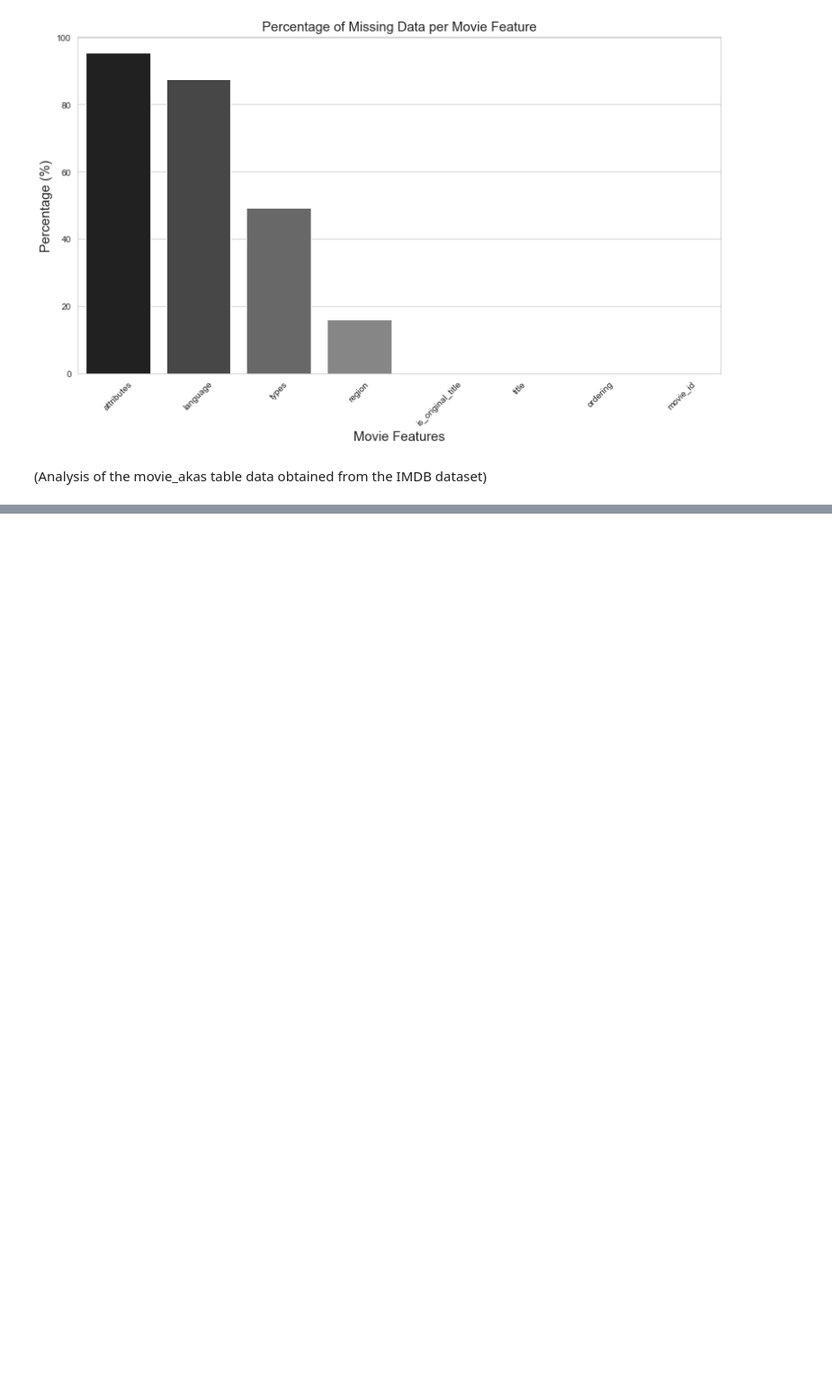
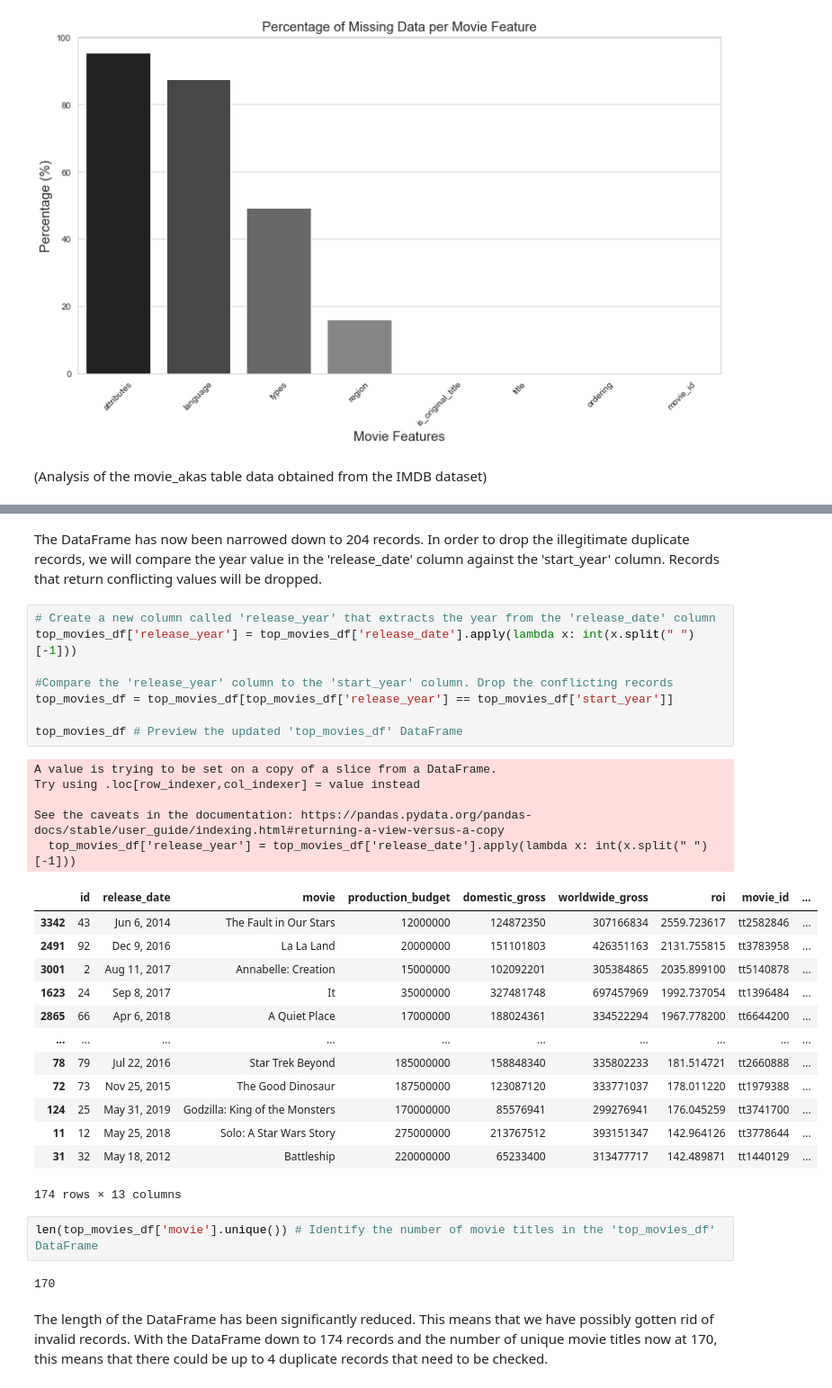
Before and after one commit to femikamau/Microsoft-Movie-Studio-EDA, a Jupyter notebook: index.ipynb, the cells around one changed output, grey strips where cells are left out. Shown at 90% size. Cells and saved outputs as stored; diff of their text form; blank space fills up the shorter version.

```diff
--- a/index.ipynb
+++ b/index.ipynb
@@ -393,0 +656,35 @@ missing_values(imdb_df)
+# %% [markdown]
+The DataFrame has now been narrowed down to 204 records. In order to drop the illegitimate duplicate records, we will compare the year value in the 'release_date' column against the 'start_year' column. Records that return conflicting values will be dropped.
+# %%
+# Create a new column called 'release_year' that extracts the year from the 'release_date' column
+top_movies_df['release_year'] = top_movies_df['release_date'].apply(lambda x: int(x.split(" ")[-1]))
+
+#Compare the 'release_year' column to the 'start_year' column. Drop the conflicting records
+top_movies_df = top_movies_df[top_movies_df['release_year'] == top_movies_df['start_year']]
+
+top_movies_df # Preview the updated 'top_movies_df' DataFrame
+# %% [output]
+A value is trying to be set on a copy of a slice from a DataFrame.
+Try using .loc[row_indexer,col_indexer] = value instead
+
+See the caveats in the documentation: https://pandas.pydata.org/pandas-docs/stable/user_guide/indexing.html#returning-a-view-versus-a-copy
+  top_movies_df['release_year'] = top_movies_df['release_date'].apply(lambda x: int(x.split(" ")[-1]))
+|  | id | release_date | movie | production_budget | domestic_gross | worldwide_gross | roi | movie_id | ... |
+| 3342 | 43 | Jun 6, 2014 | The Fault in Our Stars | 12000000 | 124872350 | 307166834 | 2559.723617 | tt2582846 | ... |
+| 2491 | 92 | Dec 9, 2016 | La La Land | 20000000 | 151101803 | 426351163 | 2131.755815 | tt3783958 | ... |
+| 3001 | 2 | Aug 11, 2017 | Annabelle: Creation | 15000000 | 102092201 | 305384865 | 2035.899100 | tt5140878 | ... |
+| 1623 | 24 | Sep 8, 2017 | It | 35000000 | 327481748 | 697457969 | 1992.737054 | tt1396484 | ... |
+| 2865 | 66 | Apr 6, 2018 | A Quiet Place | 17000000 | 188024361 | 334522294 | 1967.778200 | tt6644200 | ... |
+| ... | ... | ... | ... | ... | ... | ... | ... | ... | ... |
+| 78 | 79 | Jul 22, 2016 | Star Trek Beyond | 185000000 | 158848340 | 335802233 | 181.514721 | tt2660888 | ... |
+| 72 | 73 | Nov 25, 2015 | The Good Dinosaur | 187500000 | 123087120 | 333771037 | 178.011220 | tt1979388 | ... |
+| 124 | 25 | May 31, 2019 | Godzilla: King of the Monsters | 170000000 | 85576941 | 299276941 | 176.045259 | tt3741700 | ... |
+| 11 | 12 | May 25, 2018 | Solo: A Star Wars Story | 275000000 | 213767512 | 393151347 | 142.964126 | tt3778644 | ... |
+| 31 | 32 | May 18, 2012 | Battleship | 220000000 | 65233400 | 313477717 | 142.489871 | tt1440129 | ... |
+174 rows × 13 columns
+# %%
+len(top_movies_df['movie'].unique()) # Identify the number of movie titles in the 'top_movies_df' DataFrame
+# %% [output]
+170
+# %% [markdown]
+The length of the DataFrame has been significantly reduced. This means that we have possibly gotten rid of invalid records. With the DataFrame down to 174 records and the number of unique movie titles now at 170, this means that there could be up to 4 duplicate records that need to be checked.
```
Also changed, not shown: parts of 54 cells of this notebook.
